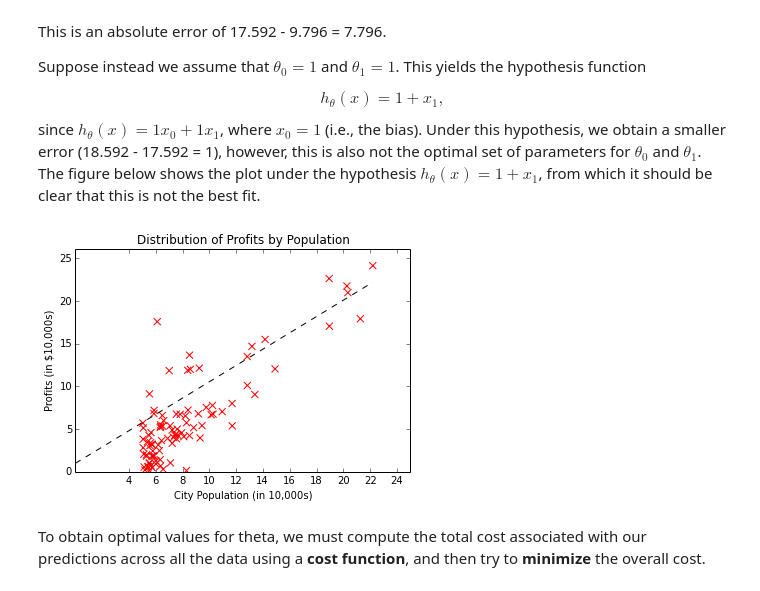
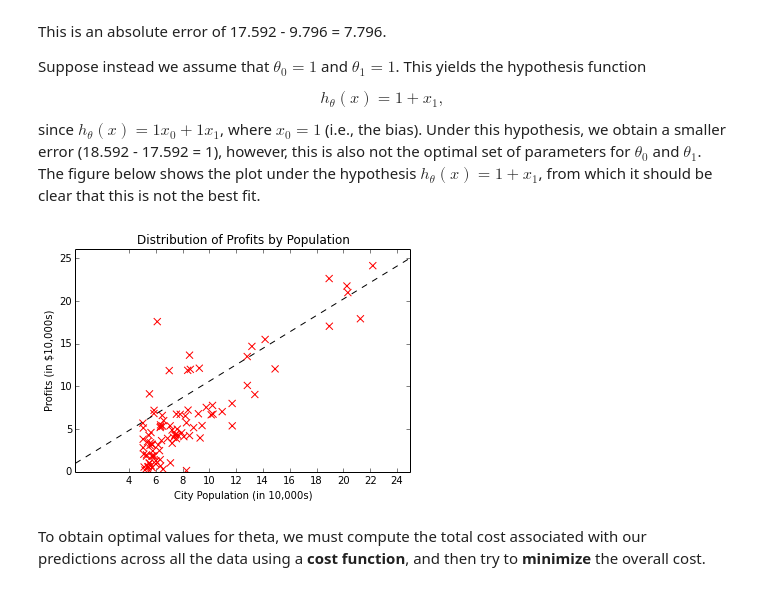
Before and after one commit to spontaneoushypernovae/machine-learning, a Jupyter notebook: coursera-ml/ex1/ex1-Linear-Regression-1.ipynb, the cells around one changed output. Saved outputs shown, nothing was run; the diff lists cells and outputs as text; code cells hidden in the pictures.

Commit message:
Linear regression with one variable (python)
minor changes to plots

```diff
--- a/coursera-ml/ex1/ex1-Linear-Regression-1.ipynb
+++ b/coursera-ml/ex1/ex1-Linear-Regression-1.ipynb
@@ -62,19 +61,19 @@ $$h_{\theta}(x) = 1 + x_1,$$ since $h_{\theta}(x) = 1 x_0 + 1 x_1$, where $x_0=1
 # %%
 Xvals = X
 step = 2.0
 
 plt.title('Distribution of Profits by Population')
 plt.xlabel('City Population (in 10,000s)')
 plt.ylabel('Profits (in $10,000s)')
 
 x_ticks = (np.ceil(Xvals))
 plt.xticks(np.arange(min(x_ticks)-step, max(x_ticks)+step, step))
 plt.xlim(0, max(x_ticks)+step)
 plt.ylim(0, max(y)+step)
 plt.scatter(Xvals, y, s=50, marker='x', c='r')
-plt.plot([0,max(Xvals)], [1,max(Xvals)], '--k');
+plt.plot([0,max(Xvals+4)], [1,max(Xvals+4)], '--k');
 # %% [output]
-[figure, old version]
+[figure, new version]
 # %% [markdown]
 To obtain optimal values for theta, we must compute the total cost associated with our predictions across all the data using a <b>cost function</b>, and then try to <b>minimize</b> the overall cost.
 # %% [markdown]
```
Also changed, not shown: parts of 3 cells of this notebook, 1 other file.
